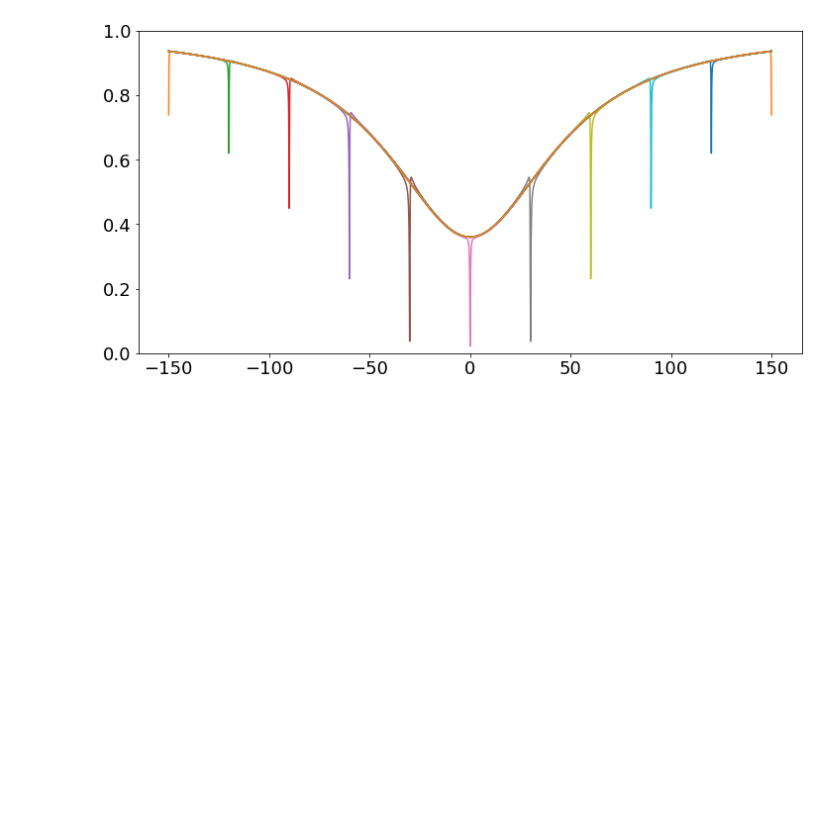
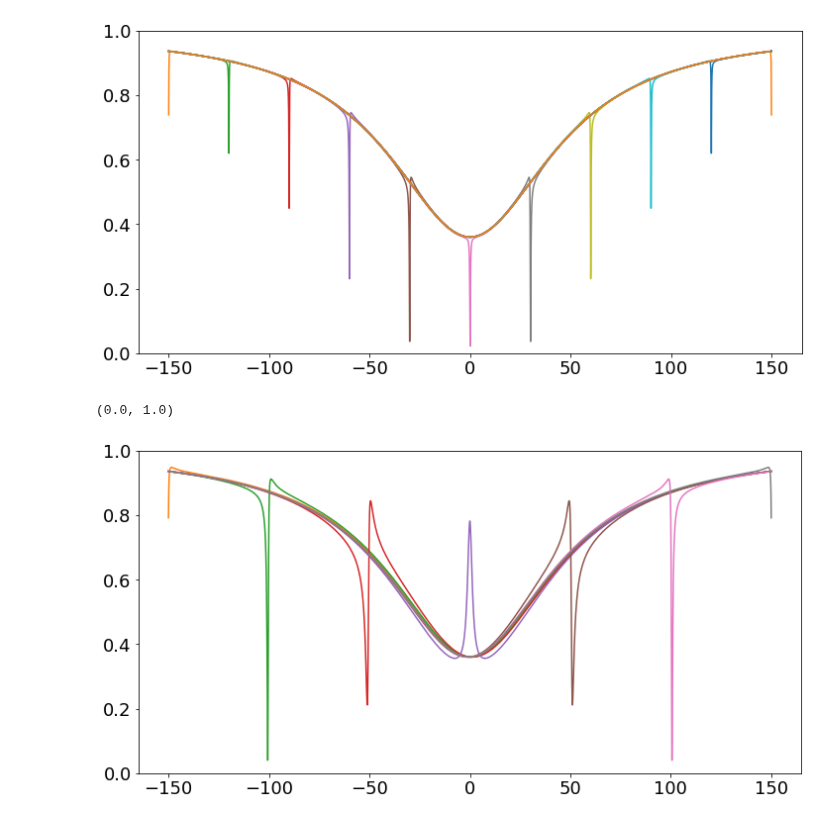
Before and after one commit to huanyanqi/siv-cqed-model, a Jupyter notebook: notebooks/demos/cavityqed_demo_explore.ipynb, the cells around one changed output. Cells and saved outputs as stored; diff of their text form; code cells hidden in the pictures; blank space fills up the shorter version.

```diff
--- a/notebooks/demos/cavityqed_demo_explore.ipynb
+++ b/notebooks/demos/cavityqed_demo_explore.ipynb
@@ -49,3 +49,16 @@ plt.ylim([0, 1])
 # %% [output]
 (0.0, 1.0)
 [figure]
+# %%
+plt.figure(figsize=[12, 6])
+c = Cavity({"w_c" : 0, "k_in" : 40, "k_tot" : 50},
+           {"w_up" : 0., "g_up" : 8, "gamma_up" : 0.1})
+plt.plot(w_arr_med, c.reflectance(w_arr_med, -1), label="empty")
+
+for w_up in np.linspace(-150, 150, 7):
+    c.set_qubit_params({"w_up": w_up})
+    plt.plot(w_arr_med, c.reflectance(w_arr_med, 1), label="up")
+plt.ylim([0, 1])
+# %% [output]
+(0.0, 1.0)
+[figure, added]
```
Also changed, not shown: 7 other files.
